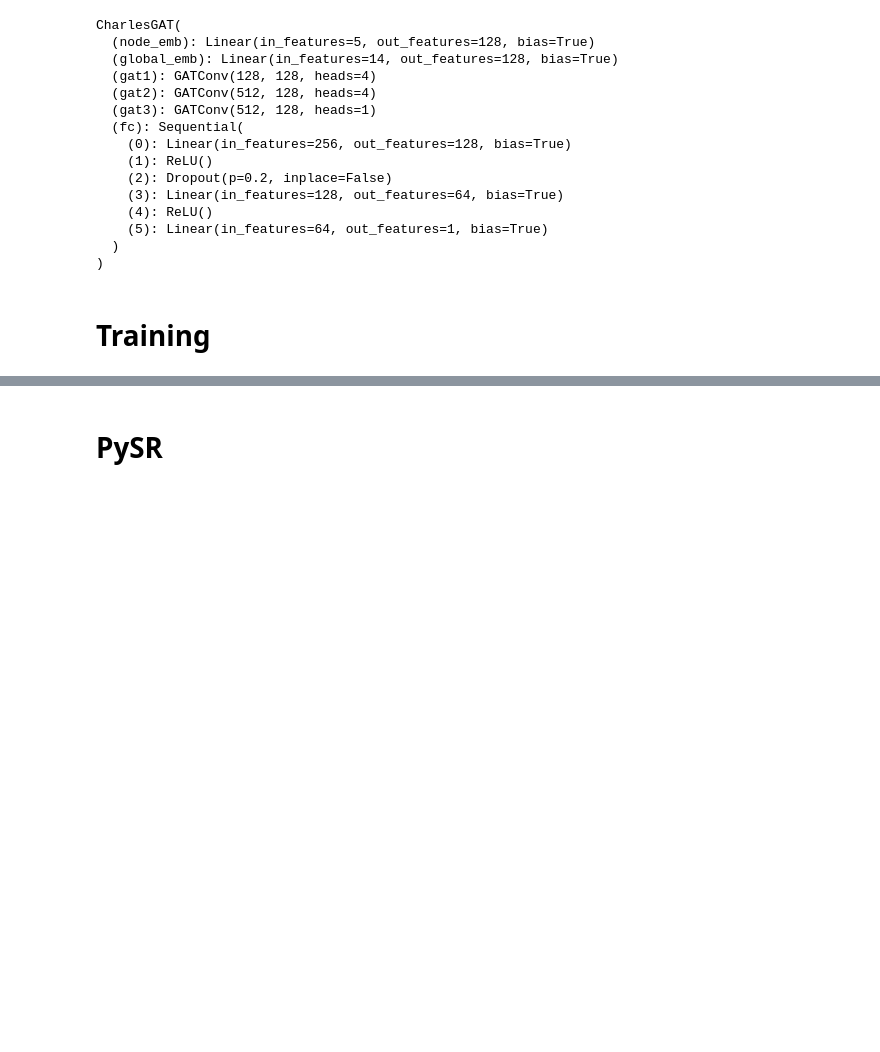
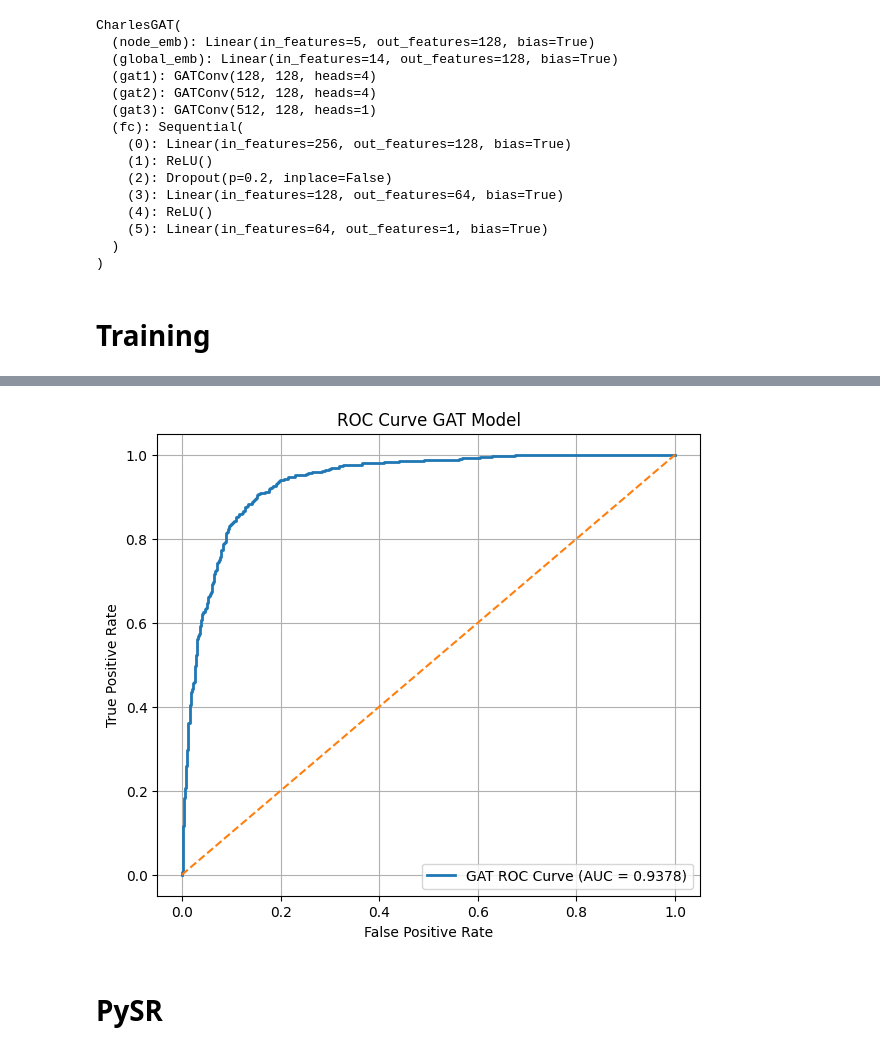
Before and after one commit to RayCharles8/ML-Project, a Jupyter notebook: CGNN.ipynb, the cells around one changed output, grey strips where cells are left out. Drawn from its saved outputs; the diff is of its cells as text; code cells hidden in the pictures; blank space fills up the shorter version.

```diff
--- a/CGNN.ipynb
+++ b/CGNN.ipynb
@@ -1529,3 +1191,33 @@ tensor([[5.6320e-02, 5.2428e-02, 8.6743e-10, 9.4135e-03],
+# %%
+# ROC CURVE
+
+fpr, tpr, thresholds = roc_curve(labels_gat, probs_gat)
+
+auc_score = roc_auc_score(labels_gat, probs_gat)
+
+plt.figure(figsize=(7,6))
+
+plt.plot(
+    fpr,
+    tpr,
+    linewidth=2,
+    label=f"GAT ROC Curve (AUC = {auc_score:.4f})"
+)
+
+plt.plot([0,1], [0,1], linestyle="--")
+
+plt.xlabel("False Positive Rate")
+plt.ylabel("True Positive Rate")
+
+plt.title("ROC Curve GAT Model")
+
+plt.legend()
+
+plt.grid(True)
+
+plt.show()
+# %% [output]
+[figure, added]
 # %% [markdown]
 # PySR
 # %%
```
Also changed, not shown: parts of 46 cells of this notebook.
